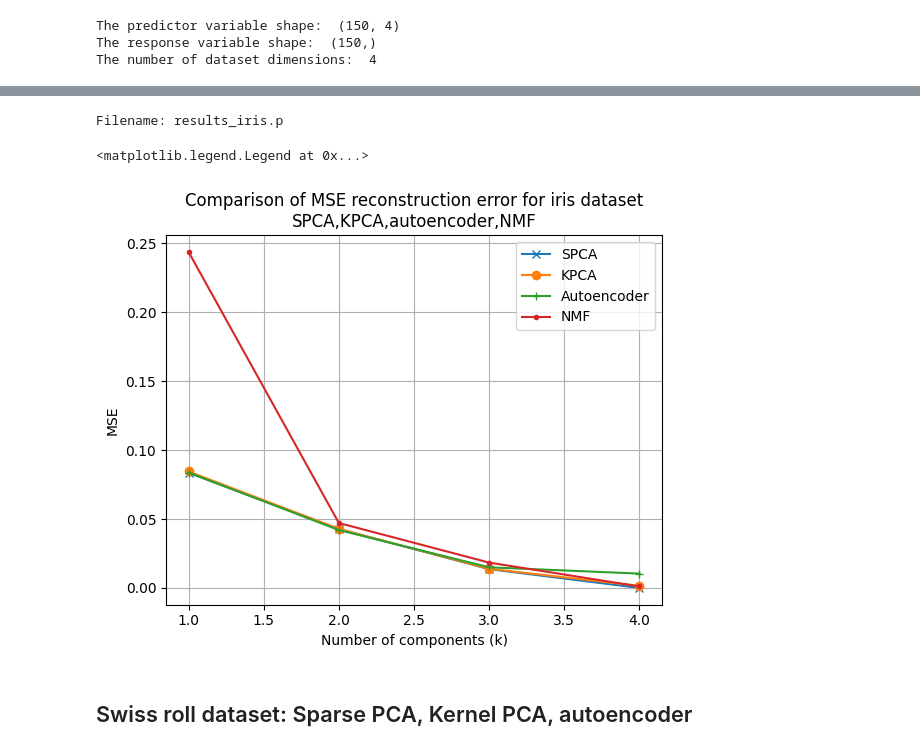
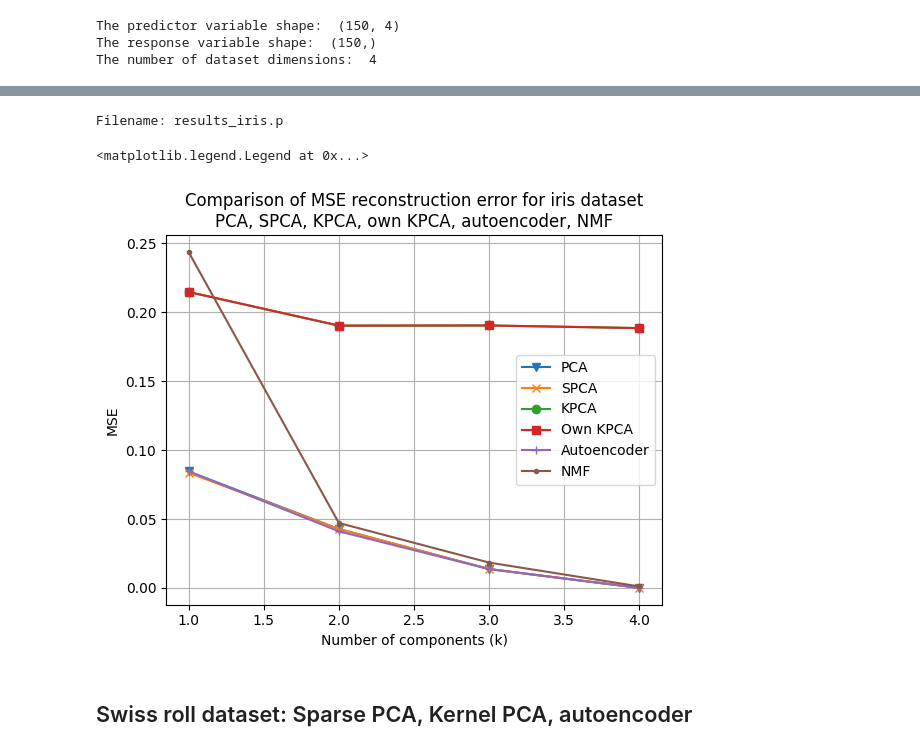
Before and after one commit to abf149/180651final, a Jupyter notebook: unified_comparison_notebook.ipynb, the cells around one changed output, grey strips where cells are left out. Cells and saved outputs as stored; diff of their text form; code cells hidden in the pictures.

Commit message:
added PCA and own KPCA to MSE plots

```diff
--- a/unified_comparison_notebook.ipynb
+++ b/unified_comparison_notebook.ipynb
@@ -260,31 +312,35 @@ KeyboardInterrupt:
 # %%
 # Reload the test data which was just saved
 fn_prefix="results_"
 fn=fn_prefix+dataset_name+".p"
 print("Filename:",fn)
 res_loaded={}
 with open(fn,"rb") as fp:
     res_loaded = pickle.load(fp)
 
+k_pca,loss_pca=res_query(res_loaded,model="pca")
 k_spca,loss_spca=res_query(res_loaded,model="spca")
 k_kpca,loss_kpca=res_query(res_loaded,model="kpca")
+k_okpca,loss_okpca=res_query(res_loaded,model="own kpca")
 k_autoencoder,loss_autoencoder=res_query(res_loaded,model="autoencoder")
 k_nmf,loss_nmf=res_query(res_loaded,model="nmf")
 
 # Plot comparison
+plt.plot(k_pca,loss_pca,"v-")
 plt.plot(k_spca,loss_spca,"x-")
-plt.plot(k_kpca,loss_kpca,"o-")
+plt.plot(k_kpca,loss_kpca,"s-")
+plt.plot(k_okpca,loss_okpca,"o-")
 plt.plot(k_autoencoder,loss_autoencoder,"+-")
 plt.plot(k_nmf,loss_nmf,".-")
 plt.grid('on')
 plt.xlabel('Number of components (k)')
 plt.ylabel('MSE')
-plt.title('Comparison of MSE reconstruction error for '+dataset_name+' dataset\nSPCA,KPCA,autoencoder,NMF')
-plt.legend(["SPCA","KPCA","Autoencoder","NMF"])
+plt.title('Comparison of MSE reconstruction error for '+dataset_name+' dataset\nPCA, SPCA, KPCA, own KPCA, autoencoder, NMF')
+plt.legend(["PCA","SPCA","KPCA", "Own KPCA", "Autoencoder","NMF"])
 # %% [output]
 Filename: results_iris.p
 <matplotlib.legend.Legend at 0x...>
-[figure, old version]
+[figure, new version]
 # %% [markdown]
 ## Swiss roll dataset: Sparse PCA, Kernel PCA, autoencoder
 # %%
```
Also changed, not shown: parts of 4 cells of this notebook.
